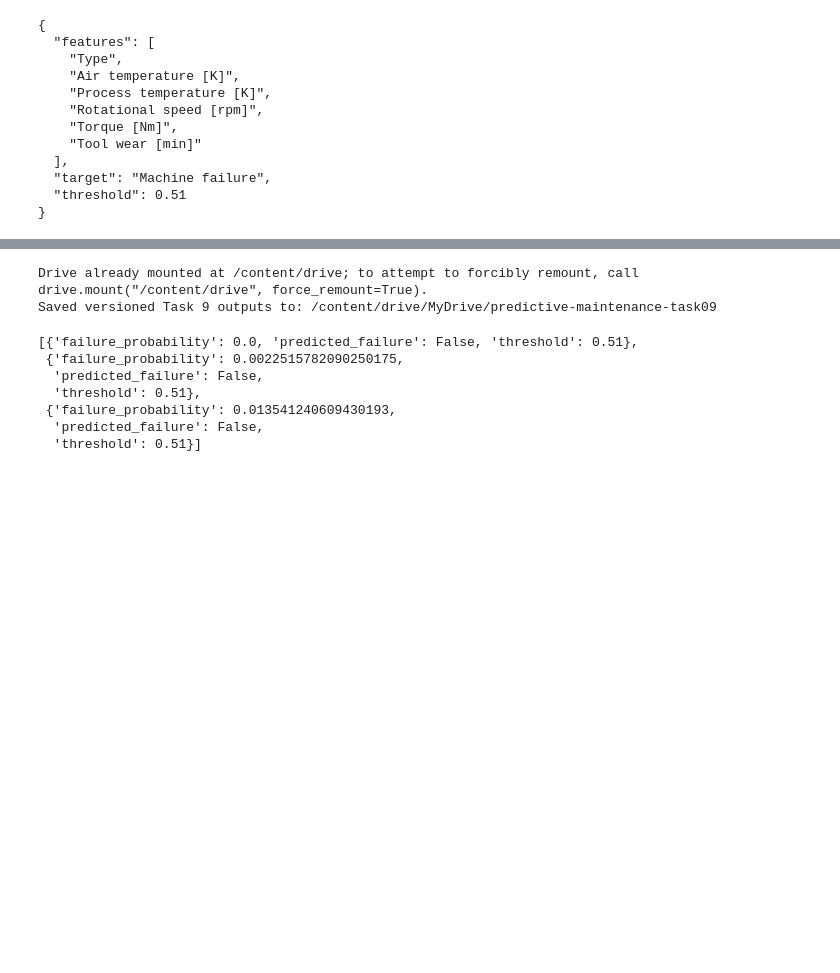
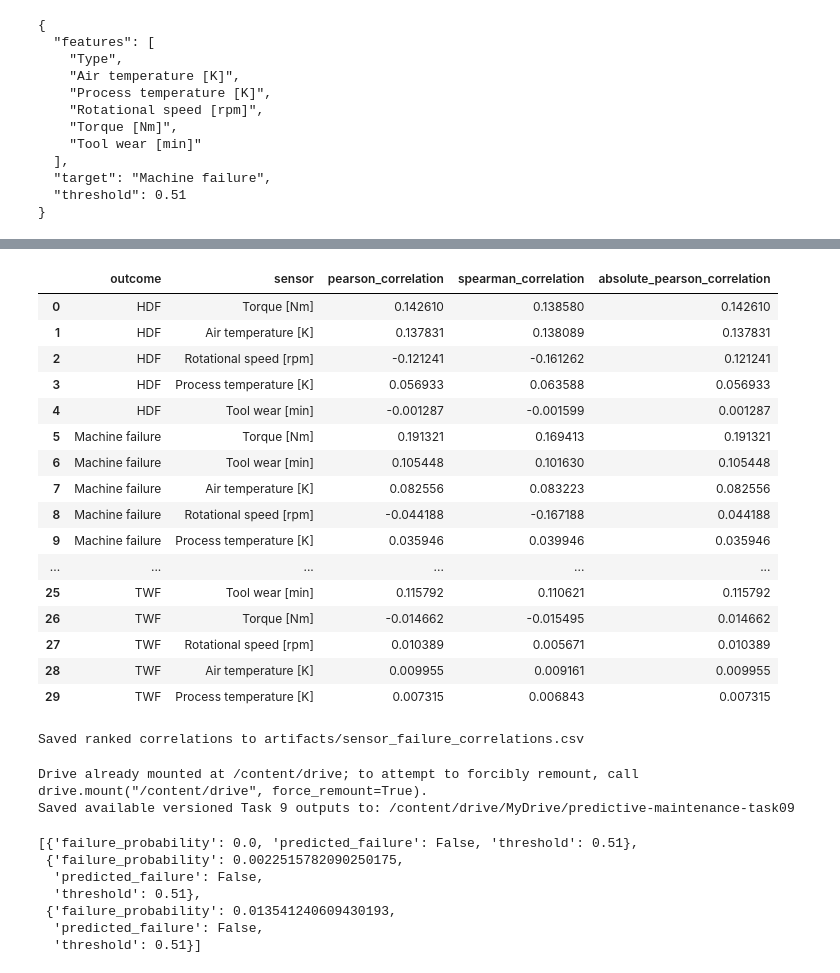
Before and after one commit to Desire-in-tech/predictive-maintenance-ml, a Jupyter notebook: notebooks/task_09_predictive_maintenance.ipynb, the cells around one changed output, grey strips where cells are left out. Cells and saved outputs as stored; diff of their text form; code cells hidden in the pictures; blank space fills up the shorter version.

```diff
--- a/notebooks/task_09_predictive_maintenance.ipynb
+++ b/notebooks/task_09_predictive_maintenance.ipynb
@@ -115,3 +165,28 @@ print(Path('artifacts/feature_schema.json').read_text())
+# %%
+# Rank sensor associations with overall failure and each failure mode
+from src.analysis import save_sensor_failure_correlations
+correlations = save_sensor_failure_correlations(df)
+display(correlations.groupby('outcome', group_keys=False).head(5))
+print('Saved ranked correlations to artifacts/sensor_failure_correlations.csv')
+# %% [output]
+|  | outcome | sensor | pearson_correlation | spearman_correlation | absolute_pearson_correlation |
+| 0 | HDF | Torque [Nm] | 0.142610 | 0.138580 | 0.142610 |
+| 1 | HDF | Air temperature [K] | 0.137831 | 0.138089 | 0.137831 |
+| 2 | HDF | Rotational speed [rpm] | -0.121241 | -0.161262 | 0.121241 |
+| 3 | HDF | Process temperature [K] | 0.056933 | 0.063588 | 0.056933 |
+| 4 | HDF | Tool wear [min] | -0.001287 | -0.001599 | 0.001287 |
+| 5 | Machine failure | Torque [Nm] | 0.191321 | 0.169413 | 0.191321 |
+| 6 | Machine failure | Tool wear [min] | 0.105448 | 0.101630 | 0.105448 |
+| 7 | Machine failure | Air temperature [K] | 0.082556 | 0.083223 | 0.082556 |
+| 8 | Machine failure | Rotational speed [rpm] | -0.044188 | -0.167188 | 0.044188 |
+| 9 | Machine failure | Process temperature [K] | 0.035946 | 0.039946 | 0.035946 |
+| ... | ... | ... | ... | ... | ... |
+| 25 | TWF | Tool wear [min] | 0.115792 | 0.110621 | 0.115792 |
+| 26 | TWF | Torque [Nm] | -0.014662 | -0.015495 | 0.014662 |
+| 27 | TWF | Rotational speed [rpm] | 0.010389 | 0.005671 | 0.010389 |
+| 28 | TWF | Air temperature [K] | 0.009955 | 0.009161 | 0.009955 |
+| 29 | TWF | Process temperature [K] | 0.007315 | 0.006843 | 0.007315 |
+Saved ranked correlations to artifacts/sensor_failure_correlations.csv
 # %%
 # Optional: persist the model artifact and reports in your Google Drive
 from google.colab import drive
@@ -120,12 +195,29 @@ from pathlib import Path
 import shutil
 destination = Path('/content/drive/MyDrive/predictive-maintenance-task09')
 destination.mkdir(parents=True, exist_ok=True)
-for filename in ['predictive_maintenance_pipeline.joblib', 'metrics.json', 'feature_schema.json']:
-    shutil.copy2(Path('artifacts') / filename, destination / filename)
-print('Saved versioned Task 9 outputs to:', destination)
+
+# List of expected filenames
+filenames = [
+    'predictive_maintenance_pipeline.joblib',
+    'metrics.json',
+    'feature_schema.json',
+    'failure_modes_pipeline.joblib',
+    'failure_modes_metrics.json',
+    'failure_modes_schema.json',
+    'sensor_failure_correlations.csv'
+]
+
+for filename in filenames:
+    source_file = Path('artifacts') / filename
+    if source_file.exists():
+        shutil.copy2(source_file, destination / filename)
+    else:
+        print(f"Warning: {filename} not found in artifacts/ and was skipped. Please ensure you ran the training cells.")
+
+print('Saved available versioned Task 9 outputs to:', destination)
 # %% [output]
 Drive already mounted at /content/drive; to attempt to forcibly remount, call drive.mount("/content/drive", force_remount=True).
-Saved versioned Task 9 outputs to: /content/drive/MyDrive/predictive-maintenance-task09
+Saved available versioned Task 9 outputs to: /content/drive/MyDrive/predictive-maintenance-task09
 # %%
 # Smoke-test the same inference wrapper that Task 10 will reuse
 from src.predict import PredictiveMaintenanceModel
```
Also changed, not shown: parts of 12 cells of this notebook, 10 other files.
